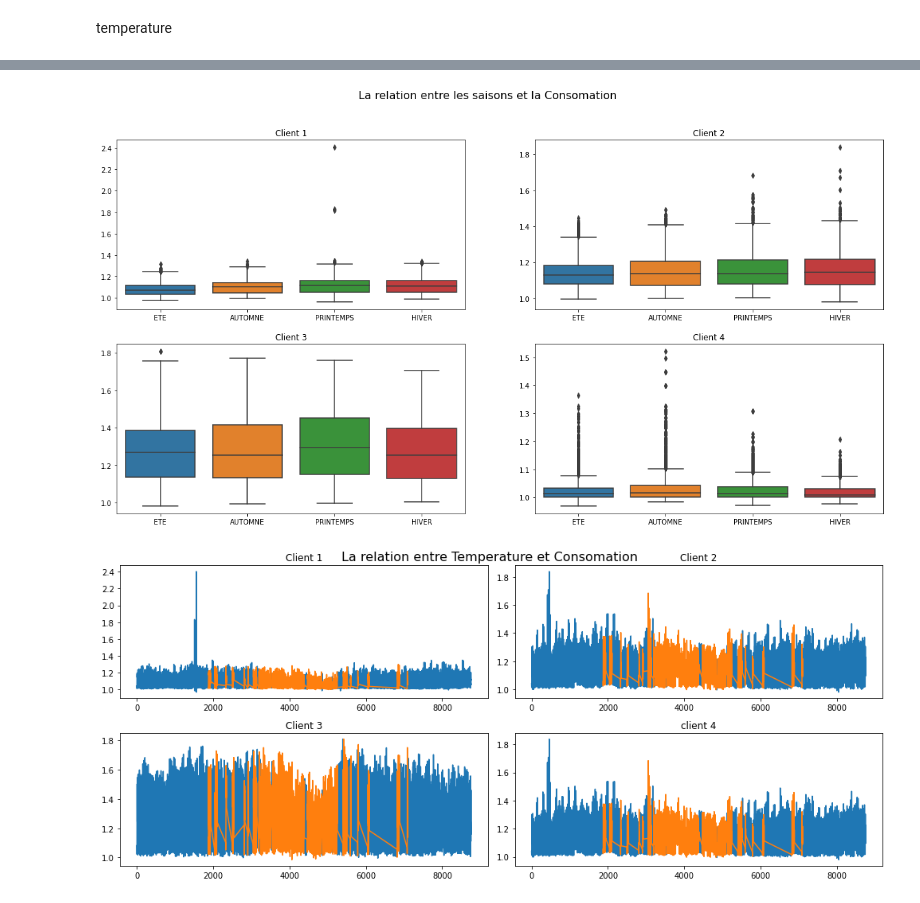
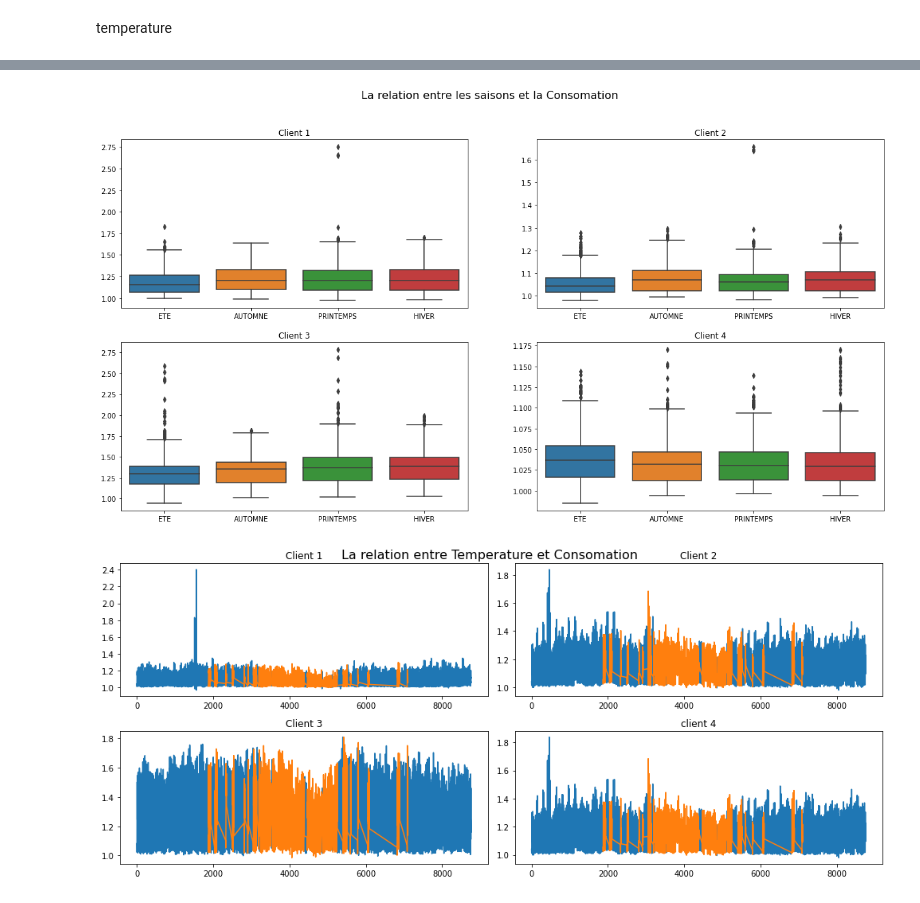
Before and after one commit to forloulhoucine/TER_Analyse-de-donnees-issues-dun-reseau-urbain, a Jupyter notebook: TER.ipynb, the cells around one changed output, grey strips where cells are left out. Saved outputs shown, nothing was run; the diff lists cells and outputs as text; code cells hidden in the pictures.

```diff
--- a/TER.ipynb
+++ b/TER.ipynb
@@ -358,6 +358,13 @@ df
 8760 rows × 545 columns
 # %% [markdown]
 temperature
+# %%
+import random
+randomlist = []
+for i in range(0,4):
+ n = random.randint(1,537)
+ randomlist.append(n)
+i,j,k,l=randomlist
 # %%
 Dch=df[df["Temperature"]>15] #CHAUD
 Dfr=df[df["Temperature"]<15] #FROID
@@ -420,29 +429,29 @@ D_a=df.iloc[5712:7986,:] #AUTOMNE
 D_p=df.iloc[1296:3504] #PRINTEMPS
 D_h=df.drop(df.index[1296:7986]) #HIVER
 # %%
-c1= pd.concat([D_e[1],D_a[1],D_p[1],D_h[1]], axis=1)
+#Boxplot Saisons/Consomation
+c1= pd.concat([D_e[i],D_a[i],D_p[i],D_h[i]], axis=1)
 c1.columns = ['ETE','AUTOMNE','PRINTEMPS','HIVER']
-c2= pd.concat([D_e[2],D_a[2],D_p[2],D_h[2]], axis=1)
+c2= pd.concat([D_e[j],D_a[j],D_p[j],D_h[j]], axis=1)
 c2.columns = ['ETE','AUTOMNE','PRINTEMPS','HIVER']
-c3= pd.concat([D_e[3],D_a[3],D_p[3],D_h[3]], axis=1)
+c3= pd.concat([D_e[k],D_a[k],D_p[k],D_h[k]], axis=1)
 c3.columns = ['ETE','AUTOMNE','PRINTEMPS','HIVER']
-c4= pd.concat([D_e[4],D_a[4],D_p[4],D_h[4]], axis=1)
+c4= pd.concat([D_e[l],D_a[l],D_p[l],D_h[l]], axis=1)
 c4.columns = ['ETE','AUTOMNE','PRINTEMPS','HIVER']
-
 f, axes = plt.subplots(2, 2)
 f.set_size_inches(20,10)
 f.suptitle("La relation entre les saisons et la Consomation", fontsize=16)
 sb.boxplot(data=c1, ax=axes[0,0])
 axes[0, 0].set_title('Client 1')
 sb.boxplot(data=c2, ax=axes[0,1])
 axes[0, 1].set_title('Client 2')
 sb.boxplot(data=c3, ax=axes[1,0])
 axes[1, 0].set_title('Client 3')
 sb.boxplot(data=c4, ax=axes[1,1])
 axes[1,1].set_title('Client 4')
 plt.show()
 # %% [output]
-[figure, old version]
+[figure, new version]
 # %%
 fig, axs = plt.subplots(2, 2)
 fig.suptitle('La relation entre Temperature et Consomation',fontsize=16)
```
Also changed, not shown: parts of 2 cells of this notebook.
